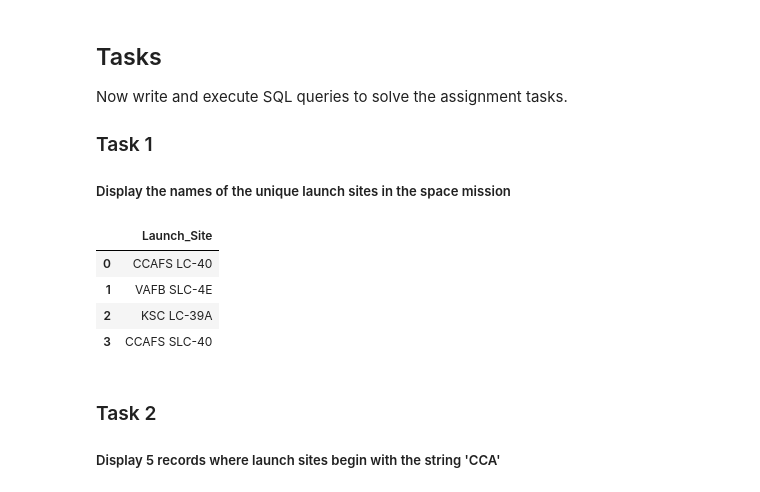
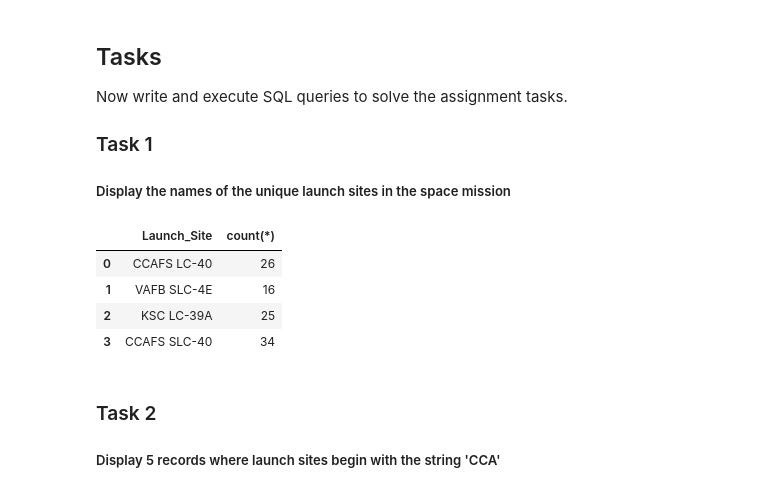
Before and after one commit to qwerty16/portfolio-data, a Jupyter notebook: spacex/Data Exploration with SQL.ipynb, the cells around one changed output. Drawn from its saved outputs; the diff is of its cells as text; code cells hidden in the pictures.

```diff
--- a/spacex/Data Exploration with SQL.ipynb
+++ b/spacex/Data Exploration with SQL.ipynb
@@ -55,13 +55,13 @@ Now write and execute SQL queries to solve the assignment tasks.
 
 ##### Display the names of the unique launch sites  in the space mission
 # %%
-pd.read_sql('SELECT Distinct Launch_Site FROM spacex', cnx)
+pd.read_sql('SELECT Launch_Site, count(*) FROM spacex group by Launch_Site', cnx)
 # %% [output]
-|  | Launch_Site |
-| 0 | CCAFS LC-40 |
-| 1 | VAFB SLC-4E |
-| 2 | KSC LC-39A |
-| 3 | CCAFS SLC-40 |
+|  | Launch_Site | count(*) |
+| 0 | CCAFS LC-40 | 26 |
+| 1 | VAFB SLC-4E | 16 |
+| 2 | KSC LC-39A | 25 |
+| 3 | CCAFS SLC-40 | 34 |
 # %% [markdown]
 ### Task 2
 
```
